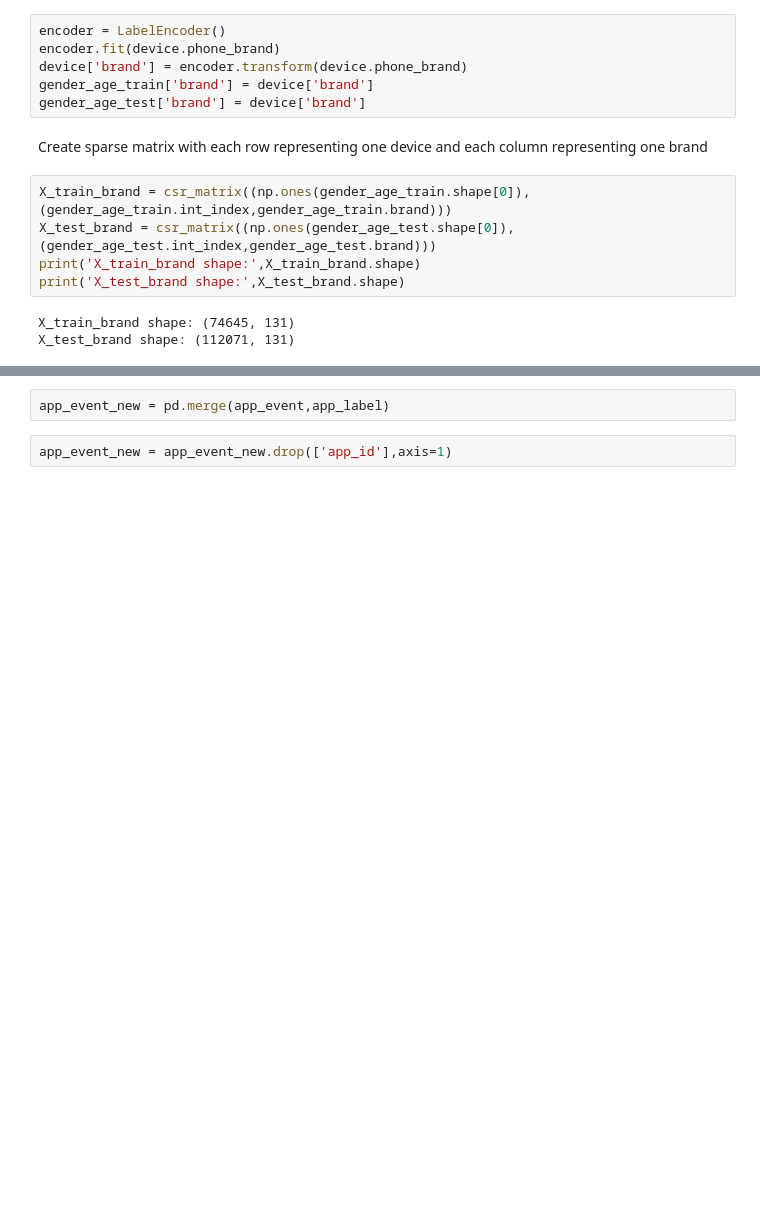
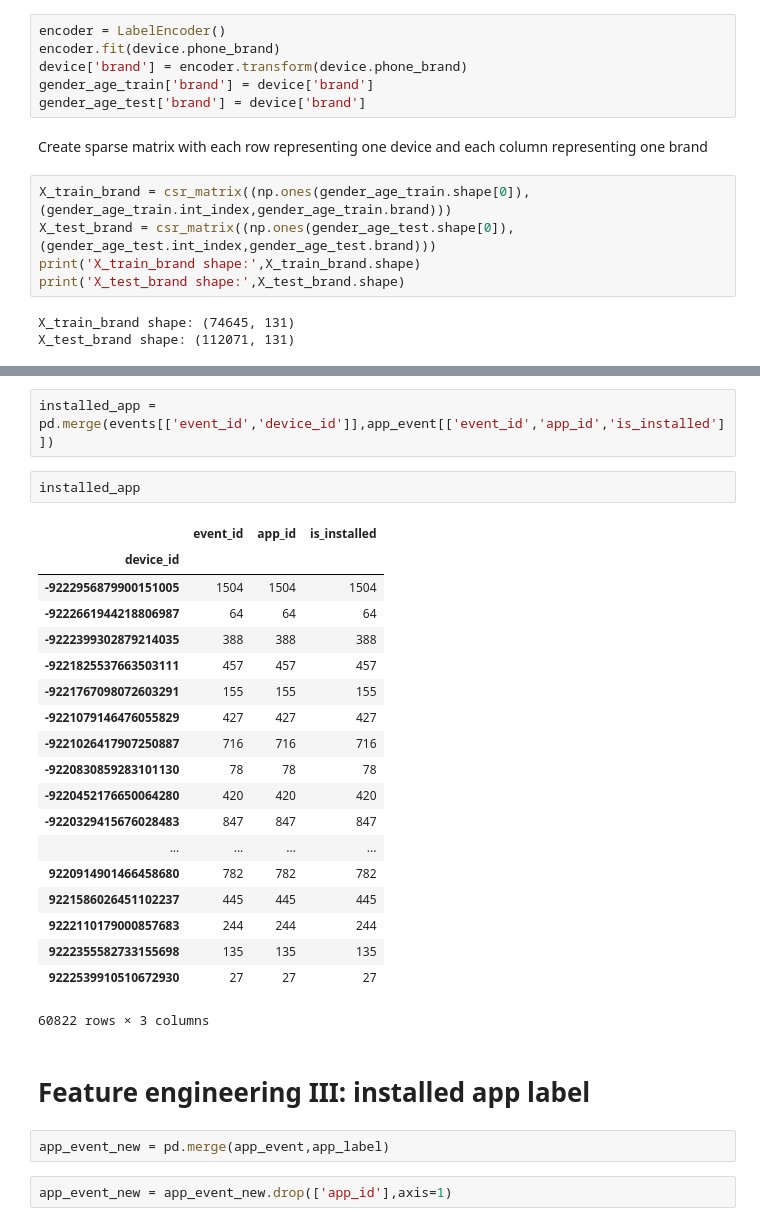
Before and after one commit to spidermanxyz98/talking_data, a Jupyter notebook: Talking data.ipynb, the cells around one changed output, grey strips where cells are left out. Cells and saved outputs as stored; diff of their text form; blank space fills up the shorter version.

Commit message:
feature engineering II unfinished

```diff
--- a/Talking data.ipynb
+++ b/Talking data.ipynb
@@ -69,3 +77,29 @@ X_test_brand shape: (112071, 131)
+# %%
+installed_app = pd.merge(events[['event_id','device_id']],app_event[['event_id','app_id','is_installed']])
+# %%
+installed_app
+# %% [output]
+|  | event_id | app_id | is_installed |
+| device_id |  |  |  |
+| -9222956879900151005 | 1504 | 1504 | 1504 |
+| -9222661944218806987 | 64 | 64 | 64 |
+| -9222399302879214035 | 388 | 388 | 388 |
+| -9221825537663503111 | 457 | 457 | 457 |
+| -9221767098072603291 | 155 | 155 | 155 |
+| -9221079146476055829 | 427 | 427 | 427 |
+| -9221026417907250887 | 716 | 716 | 716 |
+| -9220830859283101130 | 78 | 78 | 78 |
+| -9220452176650064280 | 420 | 420 | 420 |
+| -9220329415676028483 | 847 | 847 | 847 |
+| ... | ... | ... | ... |
+| 9220914901466458680 | 782 | 782 | 782 |
+| 9221586026451102237 | 445 | 445 | 445 |
+| 9222110179000857683 | 244 | 244 | 244 |
+| 9222355582733155698 | 135 | 135 | 135 |
+| 9222539910510672930 | 27 | 27 | 27 |
+60822 rows × 3 columns
+# %% [markdown]
+# Feature engineering III: installed app label
 # %%
 app_event_new = pd.merge(app_event,app_label)
 # %%
```
Also changed, not shown: parts of 3 cells of this notebook.
